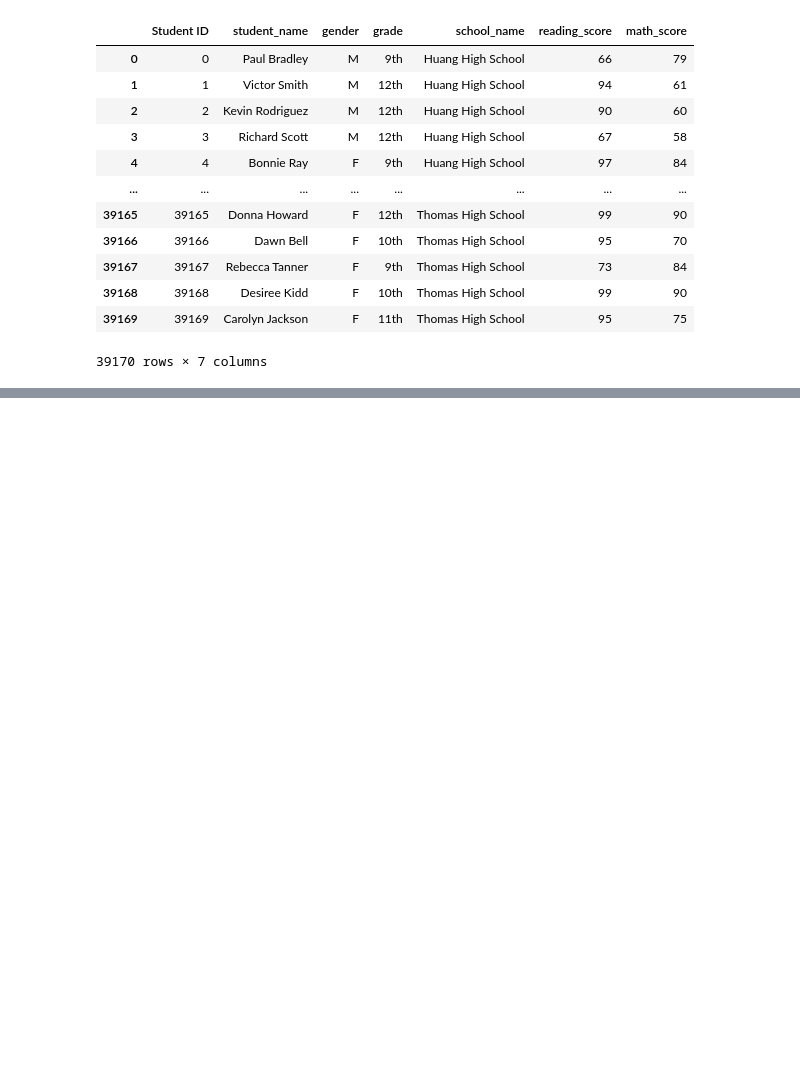
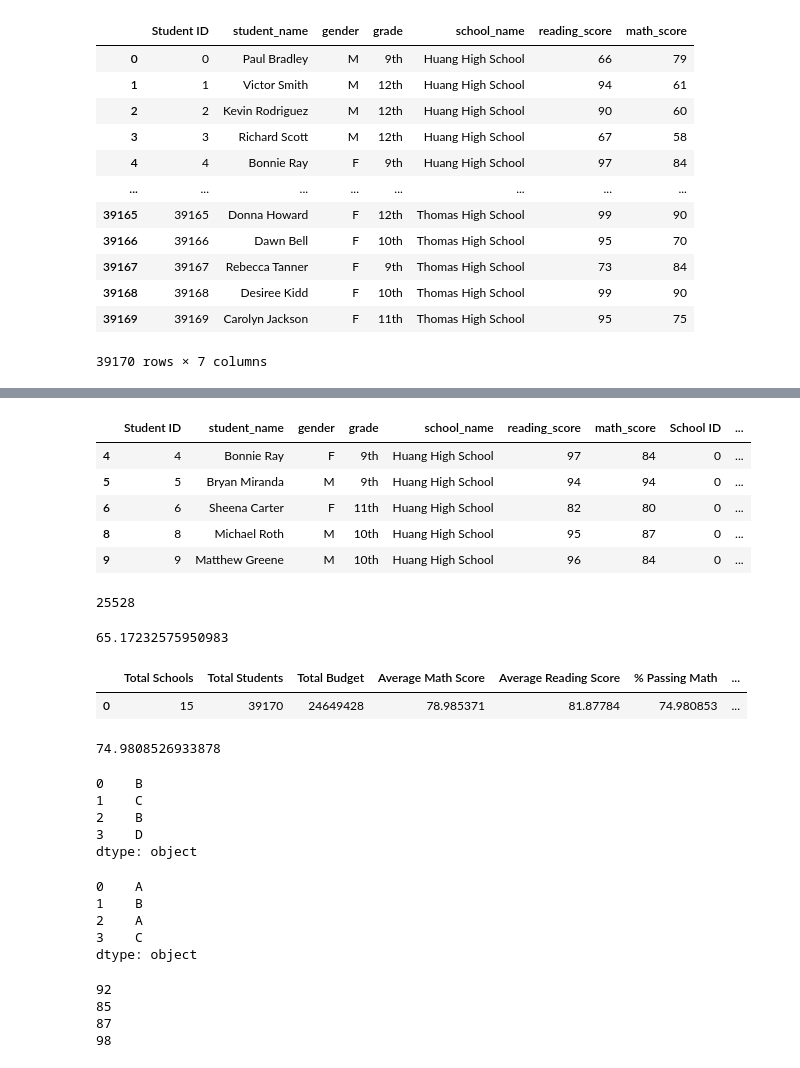
Before and after one commit to jmsyfang/School_District_Analysis, a Jupyter notebook: PyCitySchools.ipynb, the cells around one changed output, grey strips where cells are left out. Cells and saved outputs as stored; diff of their text form; code cells hidden in the pictures; blank space fills up the shorter version.

Commit message:
districct summary complete.

```diff
--- a/PyCitySchools.ipynb
+++ b/PyCitySchools.ipynb
@@ -66,0 +227,39 @@ student_data_df
+# %%
+# Calculate the students who passed both math and reading.
+passing_math_reading = school_data_complete_df[(school_data_complete_df["math_score"] >= 70) & (school_data_complete_df["reading_score"] >= 70)]
+
+passing_math_reading.head()
+# %% [output]
+|  | Student ID | student_name | gender | grade | school_name | reading_score | math_score | School ID | ... |
+| 4 | 4 | Bonnie Ray | F | 9th | Huang High School | 97 | 84 | 0 | ... |
+| 5 | 5 | Bryan Miranda | M | 9th | Huang High School | 94 | 94 | 0 | ... |
+| 6 | 6 | Sheena Carter | F | 11th | Huang High School | 82 | 80 | 0 | ... |
+| 8 | 8 | Michael Roth | M | 10th | Huang High School | 95 | 87 | 0 | ... |
+| 9 | 9 | Matthew Greene | M | 10th | Huang High School | 96 | 84 | 0 | ... |
+# %%
+# Calculate the number of students who passed both math and reading.
+overall_passing_math_reading_count = passing_math_reading["student_name"].count()
+overall_passing_math_reading_count
+# %% [output]
+25528
+# %%
+# Calculate the overall passing percentage.
+overall_passing_percentage = overall_passing_math_reading_count / student_count * 100
+overall_passing_percentage
+# %% [output]
+65.17232575950983
+# %%
+# Adding a list of values with keys to create a new DataFrame.
+district_summary_df = pd.DataFrame(
+          [{"Total Schools": school_count,
+          "Total Students": student_count,
+          "Total Budget": total_budget,
+          "Average Math Score": average_math_score,
+          "Average Reading Score": average_reading_score,
+          "% Passing Math": passing_math_percentage,
+         "% Passing Reading": passing_reading_percentage,
+        "% Overall Passing": overall_passing_percentage}])
+district_summary_df
+# %% [output]
+|  | Total Schools | Total Students | Total Budget | Average Math Score | Average Reading Score | % Passing Math | ... |
+| 0 | 15 | 39170 | 24649428 | 78.985371 | 81.87784 | 74.980853 | ... |
@@ -66,0 +271,41 @@ student_data_df
+# %%
+passing_math_count = 29370
+total_student_count = 39170
+# Call the function.
+passing_math_percent(passing_math_count, total_student_count)
+# %% [output]
+74.9808526933878
+# %%
+# A list of my grades.
+my_grades = ['B', 'C', 'B' , 'D']
+# Import pandas.
+import pandas as pd
+# Convert the my_grades to a Series
+my_grades = pd.Series(my_grades)
+my_grades
+# %% [output]
+0    B
+1    C
+2    B
+3    D
+dtype: object
+# %%
+# Change the grades by one letter grade.
+my_grades.map({'B': 'A', 'C': 'B', 'D': 'C'})
+# %% [output]
+0    A
+1    B
+2    A
+3    C
+dtype: object
+# %%
+# Using the format() function.
+my_grades = [92.34, 84.56, 86.78, 98.32]
+
+for grade in my_grades:
+    print("{:.0f}".format(grade))
+# %% [output]
+92
+85
+87
+98
```
Also changed, not shown: parts of 24 cells of this notebook, 1 other file.
